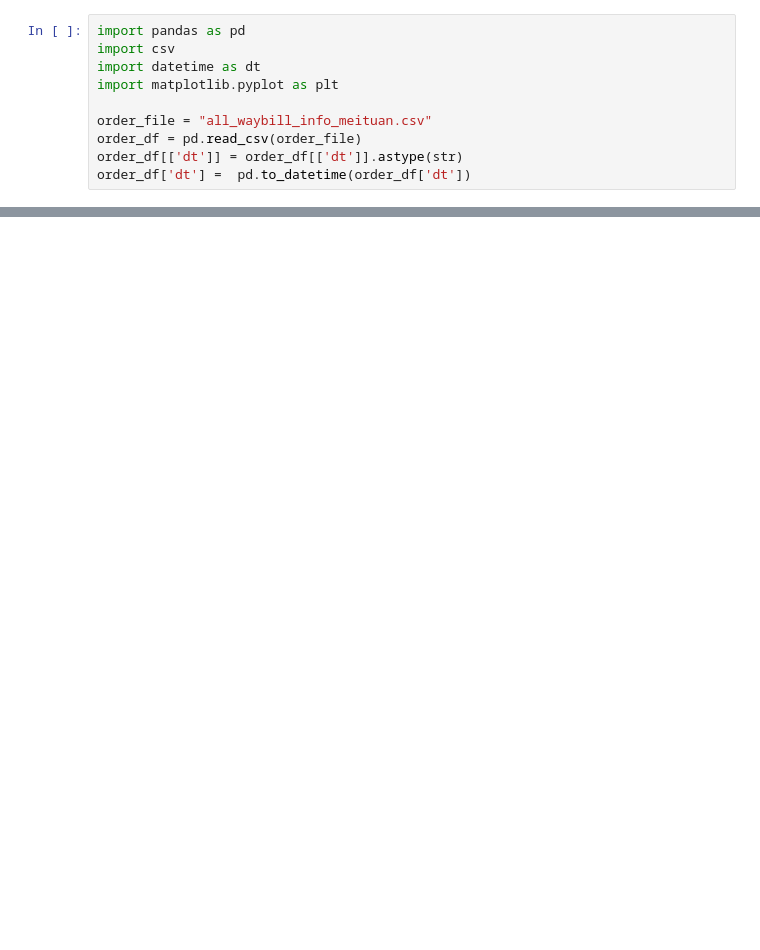
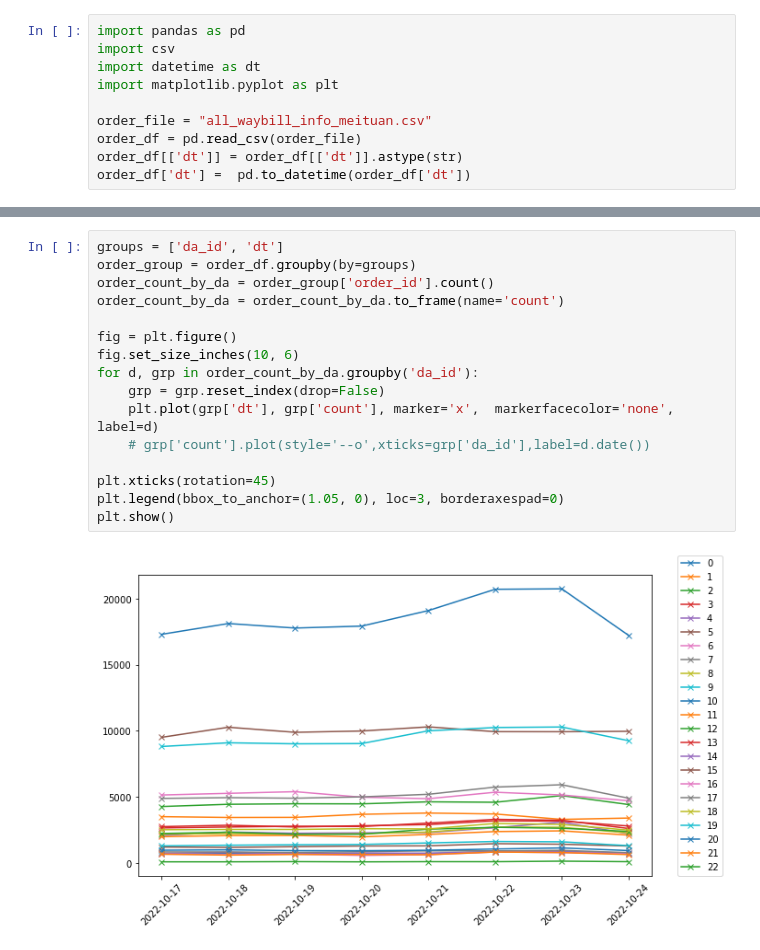
Before and after one commit to zdarktknight/tsl-mt-data-driven-challenge, a Jupyter notebook: data_exploration.ipynb, the cells around one changed output, grey strips where cells are left out. Saved outputs shown, nothing was run; the diff lists cells and outputs as text; blank space fills up the shorter version.

```diff
--- a/data_exploration.ipynb
+++ b/data_exploration.ipynb
@@ -25,0 +31,18 @@ plt.show()
+# %%
+groups = ['da_id', 'dt']
+order_group = order_df.groupby(by=groups)
+order_count_by_da = order_group['order_id'].count()
+order_count_by_da = order_count_by_da.to_frame(name='count')
+
+fig = plt.figure()
+fig.set_size_inches(10, 6)
+for d, grp in order_count_by_da.groupby('da_id'):
+    grp = grp.reset_index(drop=False)
+    plt.plot(grp['dt'], grp['count'], marker='x',  markerfacecolor='none', label=d)
+    # grp['count'].plot(style='--o',xticks=grp['da_id'],label=d.date())
+
+plt.xticks(rotation=45)
+plt.legend(bbox_to_anchor=(1.05, 0), loc=3, borderaxespad=0)
+plt.show()
+# %% [output]
+[figure, added]
```
Also changed, not shown: parts of 2 cells of this notebook.
